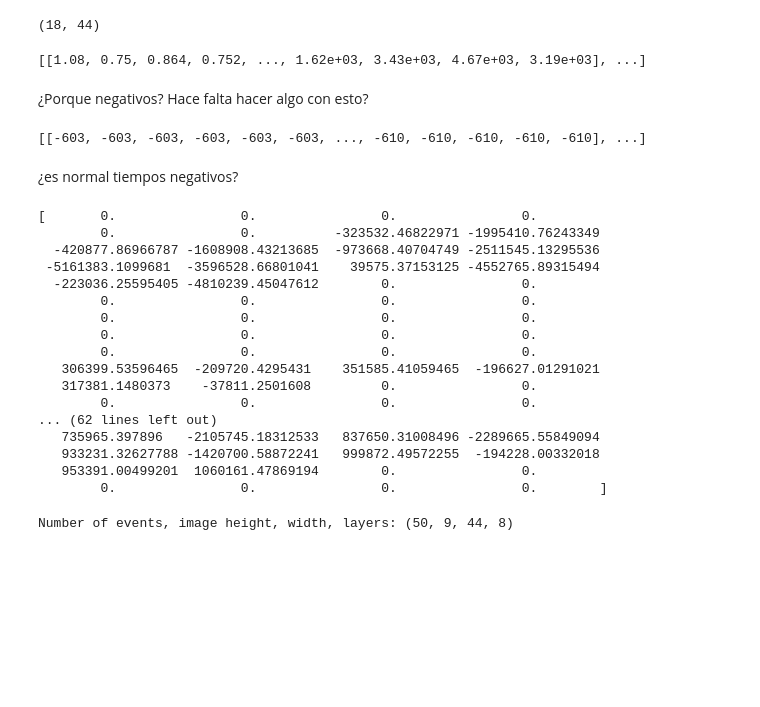
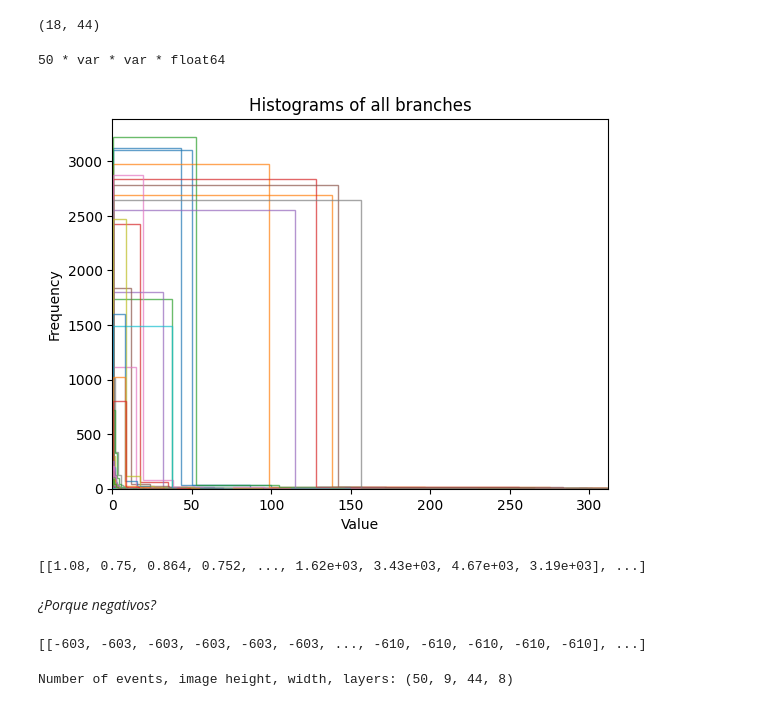
Before and after one commit to CIEMAT-Neutrino/AI_nuvT, a Jupyter notebook: nuvT_pred.ipynb, the cells around one changed output. Drawn from its saved outputs; the diff is of its cells as text; code cells hidden in the pictures; blank space fills up the shorter version.

```diff
--- a/nuvT_pred.ipynb
+++ b/nuvT_pred.ipynb
@@ -119,18 +245,32 @@ print(vuv_map.shape)
 # %%
 # Carga asociada a cada evento, hit, canal y tiempo
 hit_PE = optree['flash_ophit_pe'].array()
-
+print(hit_PE.type)
 # Canal asociado a cada evento, hit, carga recogida y tiempo
 hit_ch = optree['flash_ophit_ch'].array()
-
 # Tiempo asociado a cada evento, hit, canal y carga recogida
 hit_t = optree['flash_ophit_time'].array()
+# %% [output]
+50 * var * var * float64
+# %%
+for i in range(1, len(hit_PE[0])):
+    branch_name = f"var{i}"
+    data = hit_PE[0][i]
+    plt.hist(data, bins=50, histtype='step', label=branch_name, alpha=0.7)
+
+plt.xlabel("Value")
+plt.ylabel("Frequency")
+plt.xlim(0,312)
+plt.title("Histograms of all branches")
+plt.show()
+# %% [output]
+[figure, added]
 # %%
 print(hit_PE[3])
 # %% [output]
 [[1.08, 0.75, 0.864, 0.752, ..., 1.62e+03, 3.43e+03, 4.67e+03, 3.19e+03], ...]
 # %% [markdown]
-¿Porque negativos? Hace falta hacer algo con esto?
+*¿Porque negativos?*
 # %%
 print(hit_t[4])
 # %% [output]
@@ -149,28 +289,6 @@ for i in range(n_eventos):
     for k, l, t in zip(hit_PE[i][j], hit_ch[i][j], hit_t[i][j]):
       fotoelectrones[i][l] += k
       tiempos[i][l] += k*t # Ponderamos usando como pesos las cargas
-# %% [markdown]
-¿es normal tiempos negativos?
-# %%
-print(tiempos[0])
-# %% [output]
-[       0.                0.                0.                0.
-        0.                0.          -323532.46822971 -1995410.76243349
-  -420877.86966787 -1608908.43213685  -973668.40704749 -2511545.13295536
- -5161383.1099681  -3596528.66801041    39575.37153125 -4552765.89315494
-  -223036.25595405 -4810239.45047612        0.                0.
-        0.                0.                0.                0.
-        0.                0.                0.                0.
-        0.                0.                0.                0.
-        0.                0.                0.                0.
-   306399.53596465  -209720.4295431    351585.41059465  -196627.01291021
-   317381.1480373    -37811.2501608         0.                0.
-        0.                0.                0.                0.
-... (62 lines left out)
-   735965.397896   -2105745.18312533   837650.31008496 -2289665.55849094
-   933231.32627788 -1420700.58872241   999872.49572255  -194228.00332018
-   953391.00499201  1060161.47869194        0.                0.
-        0.                0.                0.                0.        ]
 # %%
 # Se normaliza con la suma total de los pesos, que es la matriz de fotoelectrones
 for i in range(n_eventos):
```
Also changed, not shown: parts of 6 cells of this notebook.
